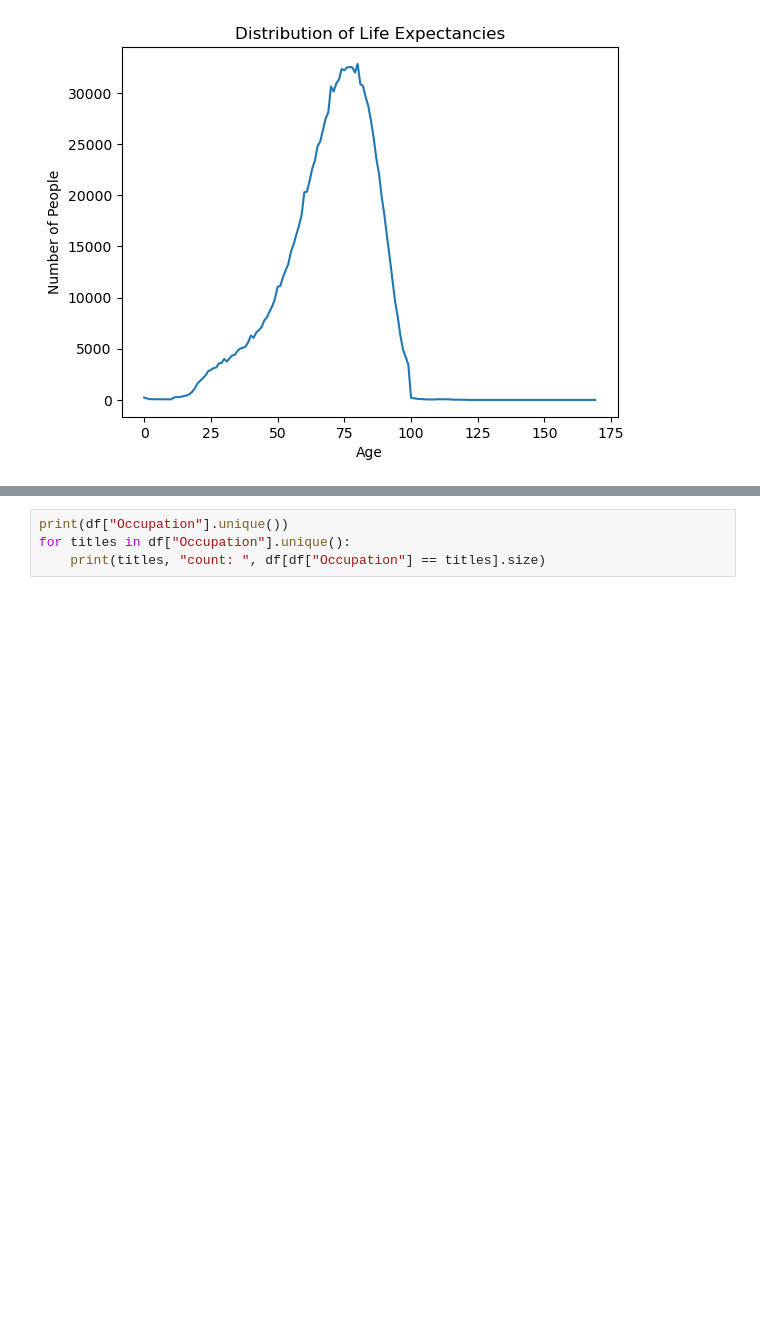
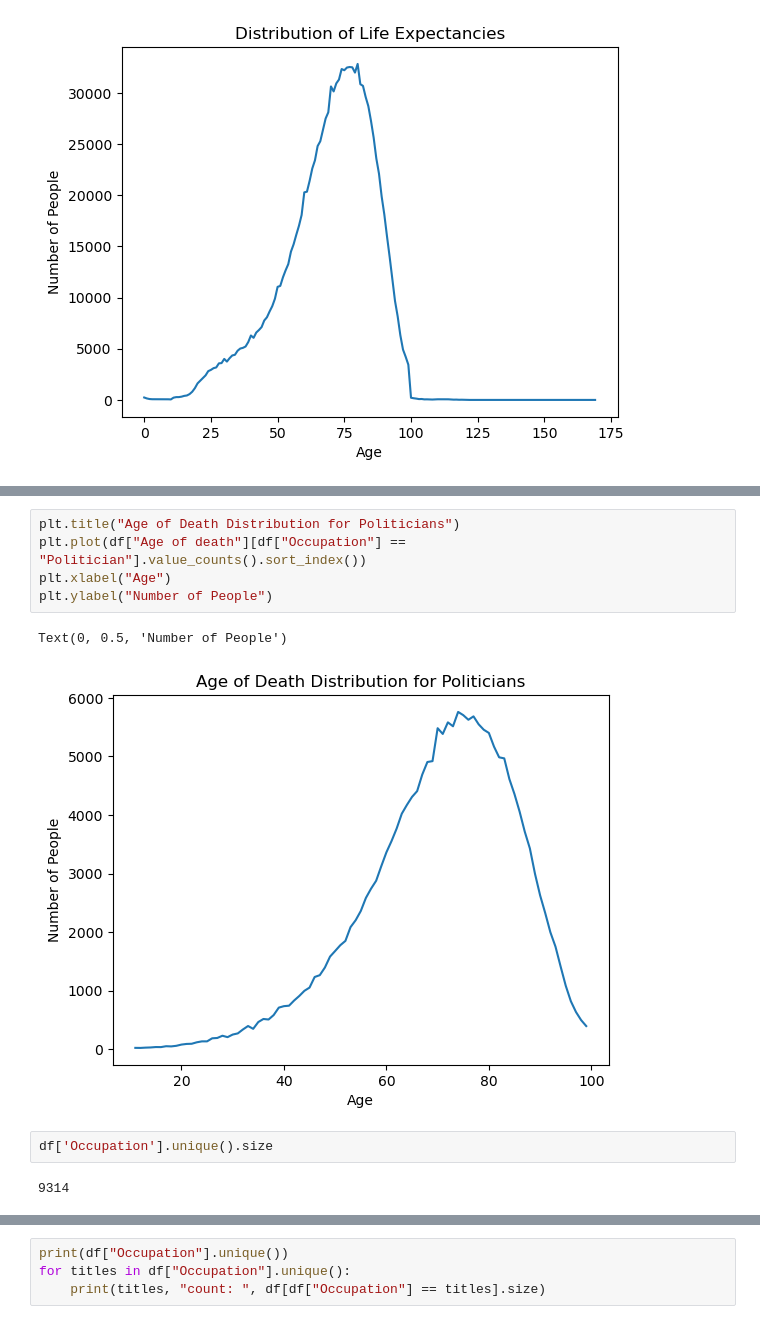
Before and after one commit to JamesHudsonn/3804ICT-Age-Analysis, a Jupyter notebook: age_investigation.ipynb, the cells around one changed output, grey strips where cells are left out. Cells and saved outputs as stored; diff of their text form; blank space fills up the shorter version.

```diff
--- a/age_investigation.ipynb
+++ b/age_investigation.ipynb
@@ -168,0 +184,12 @@ Text(0, 0.5, 'Number of People')
+# %%
+plt.title("Age of Death Distribution for Politicians")
+plt.plot(df["Age of death"][df["Occupation"] == "Politician"].value_counts().sort_index())
+plt.xlabel("Age")
+plt.ylabel("Number of People")
+# %% [output]
+Text(0, 0.5, 'Number of People')
+[figure, added]
+# %%
+df['Occupation'].unique().size
+# %% [output]
+9314
```
Also changed, not shown: parts of 2 cells of this notebook.
